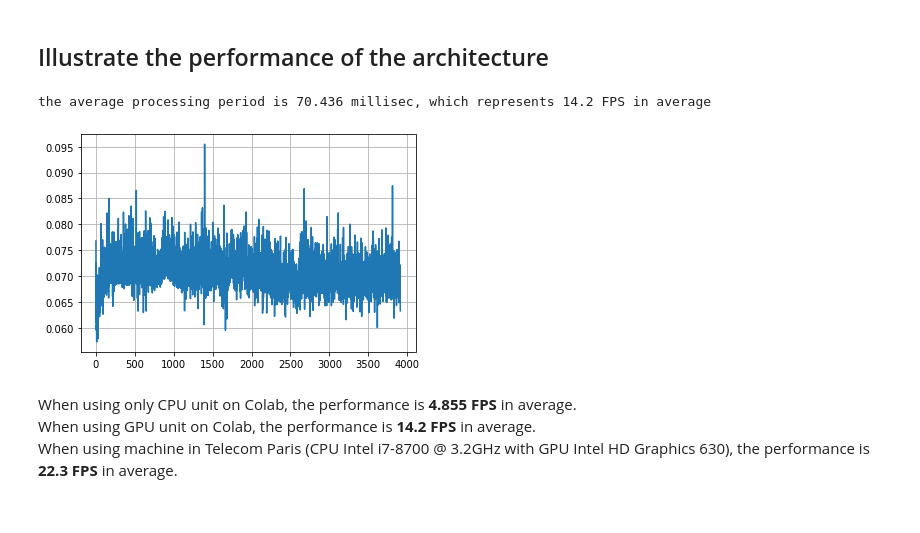
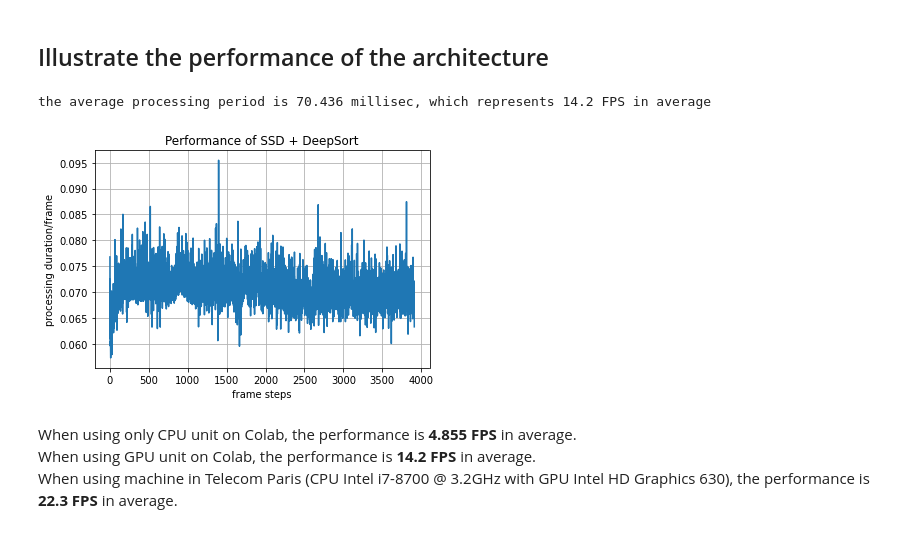
Before and after one commit to YINZihua/yinzihua_PRIM_SSD_PyTorch, a Jupyter notebook: PRIM3A_Image_Vision_Deepsort_TensorFlow.ipynb, the cells around one changed output. Drawn from its saved outputs; the diff is of its cells as text; code cells hidden in the pictures.

```diff
--- a/PRIM3A_Image_Vision_Deepsort_TensorFlow.ipynb
+++ b/PRIM3A_Image_Vision_Deepsort_TensorFlow.ipynb
@@ -370,15 +370,18 @@ cpt=3914
 # %%
 import matplotlib.pyplot as plt
 
 timess = np.array(timesteps[1:]) - np.array(timesteps[:-1])
 print('the average processing period is {:.5} millisec, which represents {:.4} FPS in average'.format(
                             1e3*np.mean(timess[1:]),
                             1/np.mean(timess[1:])))
 plt.plot(timess[1:])
+plt.xlabel('frame steps')
+plt.ylabel('processing duration/frame')
+plt.title('Performance of SSD + DeepSort')
 plt.grid()
 # %% [output]
 the average processing period is 70.436 millisec, which represents 14.2 FPS in average
-[figure, old version]
+[figure, new version]
 # %% [markdown]
 When using only CPU unit on Colab, the performance is **4.855 FPS** in average.  <br>
 When using GPU unit on Colab, the performance is **14.2 FPS** in average. <br>
```
